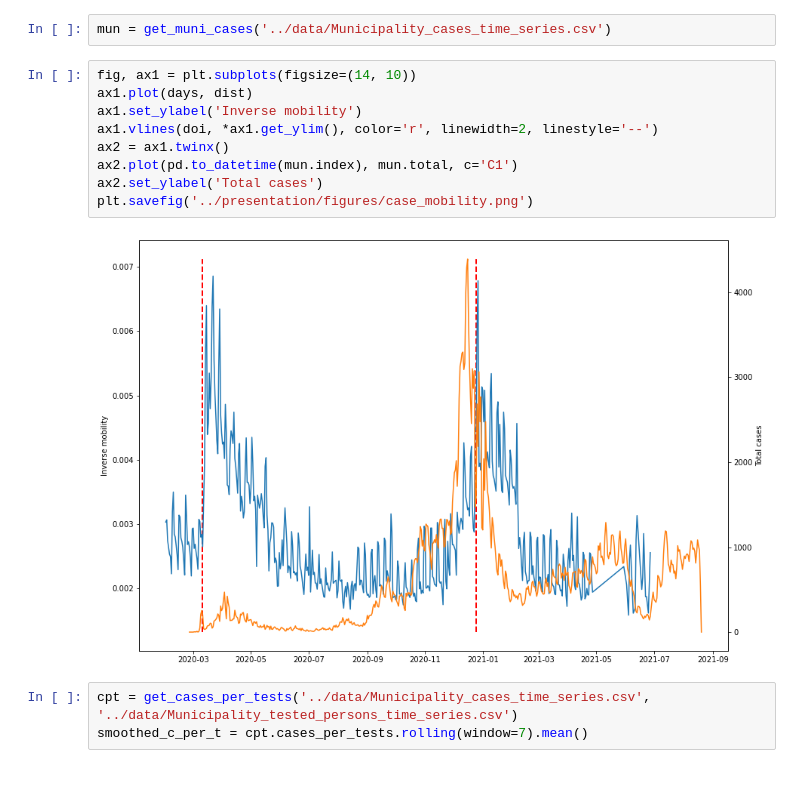
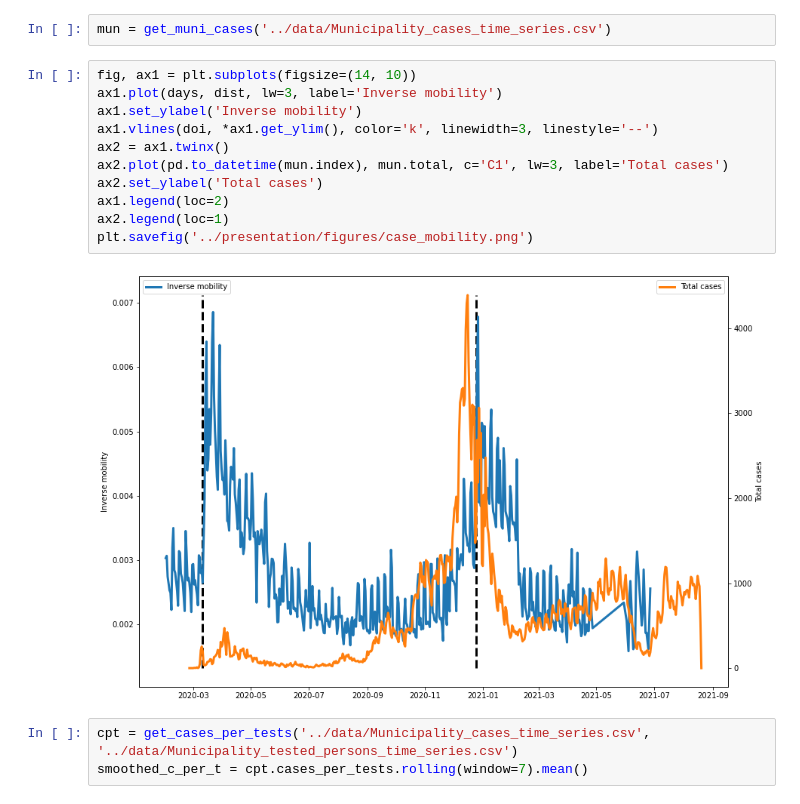
Before and after one commit to DanielAndreasen/covid-datathon21-mobility, a Jupyter notebook: notebooks/first_approach.ipynb, the cells around one changed output. Drawn from its saved outputs; the diff is of its cells as text.

Commit message:
New figures

```diff
--- a/notebooks/first_approach.ipynb
+++ b/notebooks/first_approach.ipynb
@@ -20,15 +20,17 @@ doi = get_lockdown_dates()
 mun = get_muni_cases('../data/Municipality_cases_time_series.csv')
 # %%
 fig, ax1 = plt.subplots(figsize=(14, 10))
-ax1.plot(days, dist)
+ax1.plot(days, dist, lw=3, label='Inverse mobility')
 ax1.set_ylabel('Inverse mobility')
-ax1.vlines(doi, *ax1.get_ylim(), color='r', linewidth=2, linestyle='--')
+ax1.vlines(doi, *ax1.get_ylim(), color='k', linewidth=3, linestyle='--')
 ax2 = ax1.twinx()
-ax2.plot(pd.to_datetime(mun.index), mun.total, c='C1')
+ax2.plot(pd.to_datetime(mun.index), mun.total, c='C1', lw=3, label='Total cases')
 ax2.set_ylabel('Total cases')
+ax1.legend(loc=2)
+ax2.legend(loc=1)
 plt.savefig('../presentation/figures/case_mobility.png')
 # %% [output]
-[figure, old version]
+[figure, new version]
 # %%
 cpt = get_cases_per_tests('../data/Municipality_cases_time_series.csv', '../data/Municipality_tested_persons_time_series.csv')
 smoothed_c_per_t = cpt.cases_per_tests.rolling(window=7).mean()
```
Also changed, not shown: parts of 1 cell of this notebook, 4 other files.
